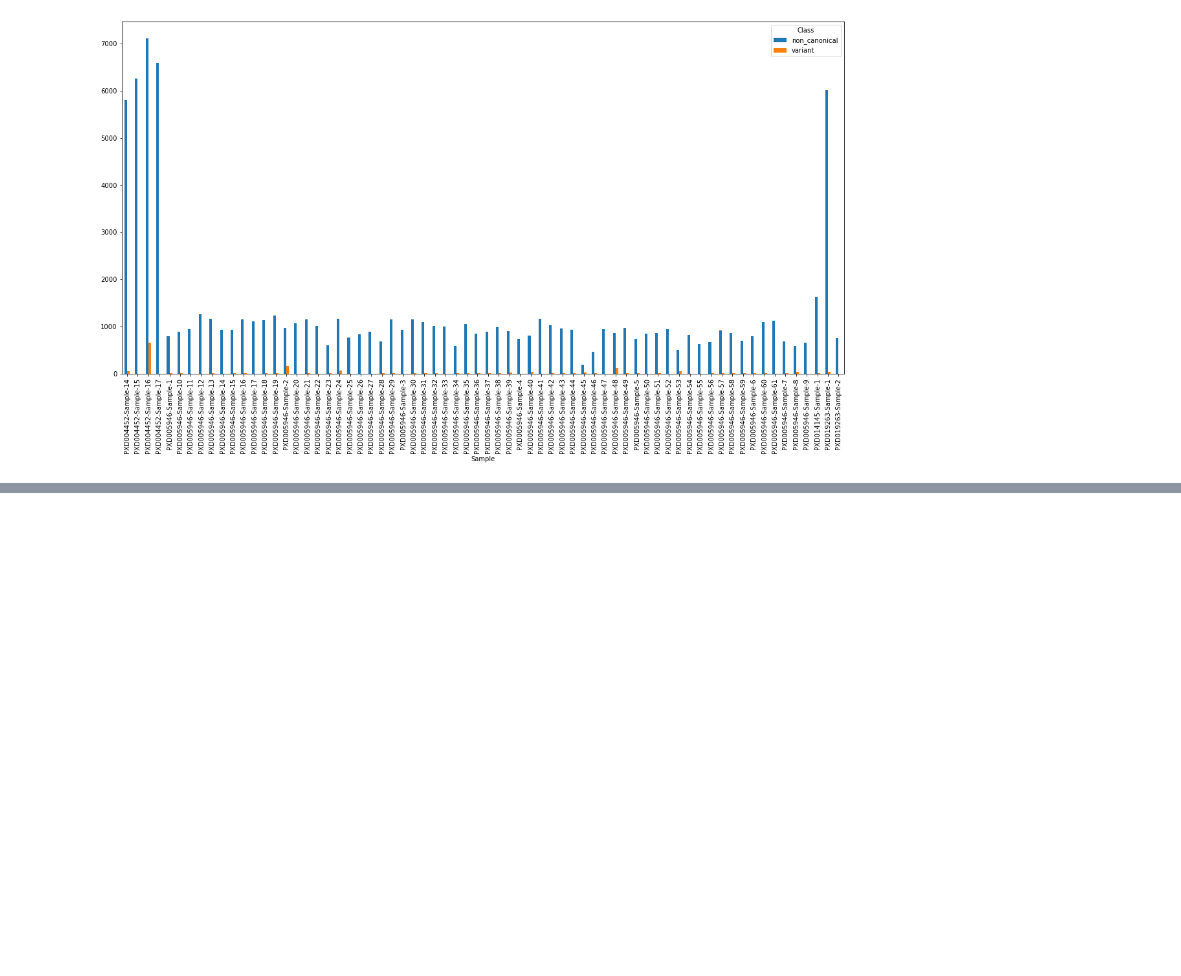
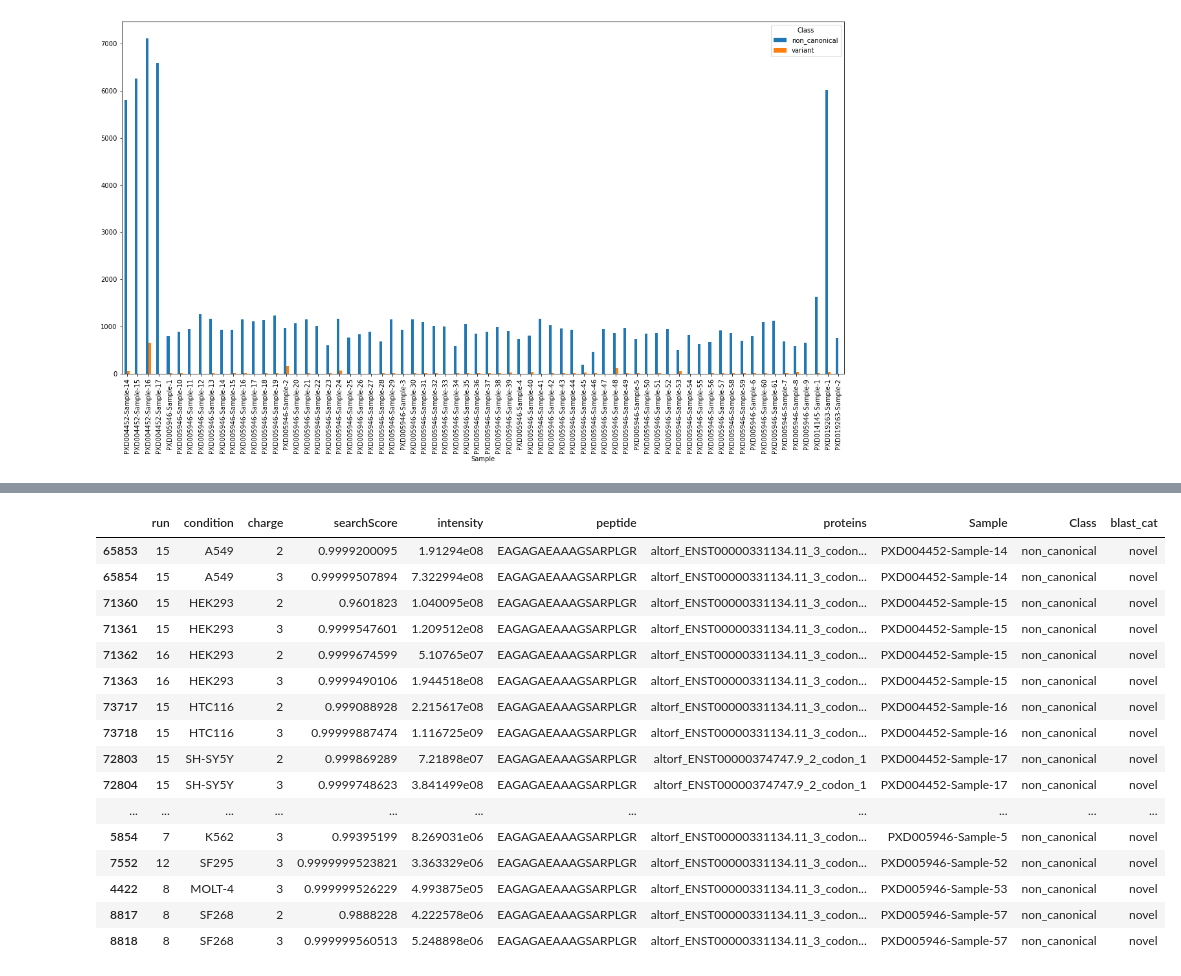
Before and after one commit to ypriverol/pgdb-manuscript, a Jupyter notebook: Peptide_analysis.ipynb, the cells around one changed output, grey strips where cells are left out. Saved outputs shown, nothing was run; the diff lists cells and outputs as text; code cells hidden in the pictures; blank space fills up the shorter version.

```diff
--- a/Peptide_analysis.ipynb
+++ b/Peptide_analysis.ipynb
@@ -316,0 +342,20 @@ triqler_noncan_targets
+# %%
+triqler_noncan_targets[triqler_noncan_targets['peptide']=='EAGAGAEAAAGSARPLGR']
+# %% [output]
+|  | run | condition | charge | searchScore | intensity | peptide | proteins | Sample | Class | blast_cat |
+| 65853 | 15 | A549 | 2 | 0.9999200095 | 1.91294e08 | EAGAGAEAAAGSARPLGR | altorf_ENST00000331134.11_3_codon... | PXD004452-Sample-14 | non_canonical | novel |
+| 65854 | 15 | A549 | 3 | 0.99999507894 | 7.322994e08 | EAGAGAEAAAGSARPLGR | altorf_ENST00000331134.11_3_codon... | PXD004452-Sample-14 | non_canonical | novel |
+| 71360 | 15 | HEK293 | 2 | 0.9601823 | 1.040095e08 | EAGAGAEAAAGSARPLGR | altorf_ENST00000331134.11_3_codon... | PXD004452-Sample-15 | non_canonical | novel |
+| 71361 | 15 | HEK293 | 3 | 0.9999547601 | 1.209512e08 | EAGAGAEAAAGSARPLGR | altorf_ENST00000331134.11_3_codon... | PXD004452-Sample-15 | non_canonical | novel |
+| 71362 | 16 | HEK293 | 2 | 0.9999674599 | 5.10765e07 | EAGAGAEAAAGSARPLGR | altorf_ENST00000331134.11_3_codon... | PXD004452-Sample-15 | non_canonical | novel |
+| 71363 | 16 | HEK293 | 3 | 0.9999490106 | 1.944518e08 | EAGAGAEAAAGSARPLGR | altorf_ENST00000331134.11_3_codon... | PXD004452-Sample-15 | non_canonical | novel |
+| 73717 | 15 | HTC116 | 2 | 0.999088928 | 2.215617e08 | EAGAGAEAAAGSARPLGR | altorf_ENST00000331134.11_3_codon... | PXD004452-Sample-16 | non_canonical | novel |
+| 73718 | 15 | HTC116 | 3 | 0.99999887474 | 1.116725e09 | EAGAGAEAAAGSARPLGR | altorf_ENST00000331134.11_3_codon... | PXD004452-Sample-16 | non_canonical | novel |
+| 72803 | 15 | SH-SY5Y | 2 | 0.999869289 | 7.21898e07 | EAGAGAEAAAGSARPLGR | altorf_ENST00000374747.9_2_codon_1 | PXD004452-Sample-17 | non_canonical | novel |
+| 72804 | 15 | SH-SY5Y | 3 | 0.9999748623 | 3.841499e08 | EAGAGAEAAAGSARPLGR | altorf_ENST00000374747.9_2_codon_1 | PXD004452-Sample-17 | non_canonical | novel |
+| ... | ... | ... | ... | ... | ... | ... | ... | ... | ... | ... |
+| 5854 | 7 | K562 | 3 | 0.99395199 | 8.269031e06 | EAGAGAEAAAGSARPLGR | altorf_ENST00000331134.11_3_codon... | PXD005946-Sample-5 | non_canonical | novel |
+| 7552 | 12 | SF295 | 3 | 0.9999999523821 | 3.363329e06 | EAGAGAEAAAGSARPLGR | altorf_ENST00000331134.11_3_codon... | PXD005946-Sample-52 | non_canonical | novel |
+| 4422 | 8 | MOLT-4 | 3 | 0.999999526229 | 4.993875e05 | EAGAGAEAAAGSARPLGR | altorf_ENST00000331134.11_3_codon... | PXD005946-Sample-53 | non_canonical | novel |
+| 8817 | 8 | SF268 | 2 | 0.9888228 | 4.222578e06 | EAGAGAEAAAGSARPLGR | altorf_ENST00000331134.11_3_codon... | PXD005946-Sample-57 | non_canonical | novel |
+| 8818 | 8 | SF268 | 3 | 0.999999560513 | 5.248898e06 | EAGAGAEAAAGSARPLGR | altorf_ENST00000331134.11_3_codon... | PXD005946-Sample-57 | non_canonical | novel |
```
Also changed, not shown: parts of 13 cells of this notebook.
